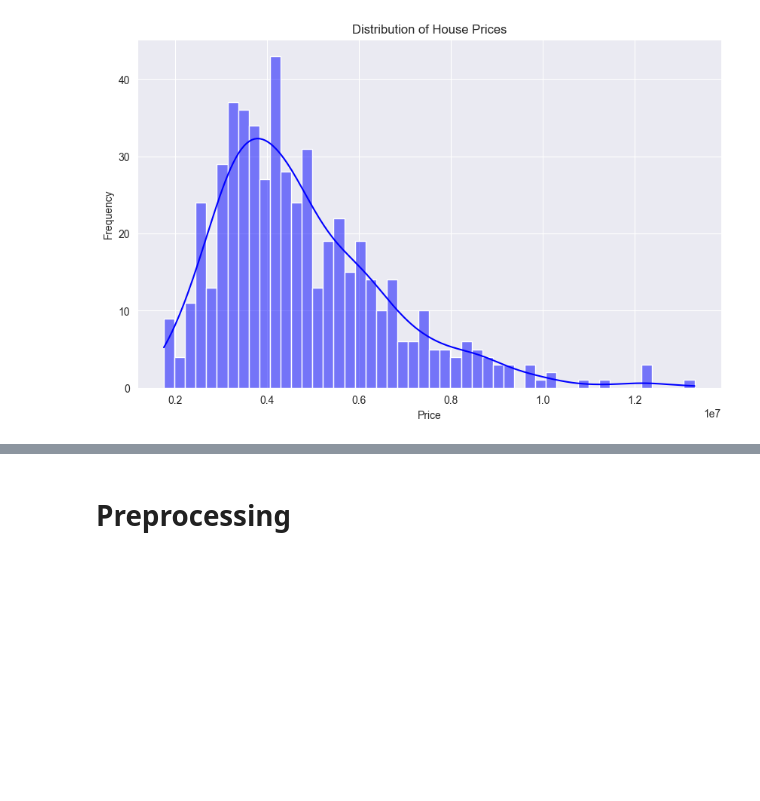
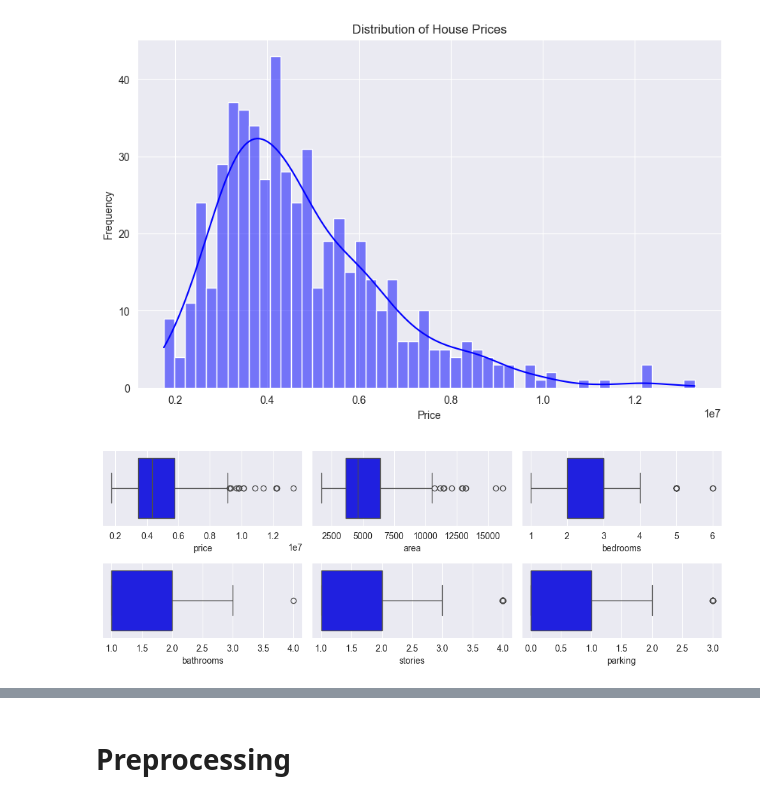
Before and after one commit to RuzGhandilian/House-Price-Prediction, a Jupyter notebook: notebook/House_prices.ipynb, the cells around one changed output, grey strips where cells are left out. Drawn from its saved outputs; the diff is of its cells as text; code cells hidden in the pictures; blank space fills up the shorter version.

```diff
--- a/notebook/House_prices.ipynb
+++ b/notebook/House_prices.ipynb
@@ -95,6 +84,19 @@ plt.ylabel('Frequency')
 plt.show()
 # %% [output]
 [figure]
+# %%
+#Check the ouliers using boxplot
+num_cols = df.select_dtypes(include=['int64', 'float64']).columns
+plt.figure(figsize=(10, 5))
+
+for i, col in enumerate(num_cols):
+    plt.subplot(3, 3, i+1)
+    sns.boxplot(x=df[col], color='blue')
+
+plt.tight_layout()
+plt.show()
+# %% [output]
+[figure, added]
 # %%
 # Correlation matrix for numeric features
 numeric_columns = df.select_dtypes(include=['int64', 'float64']).columns
```
Also changed, not shown: parts of 18 cells of this notebook, 1 other file.
